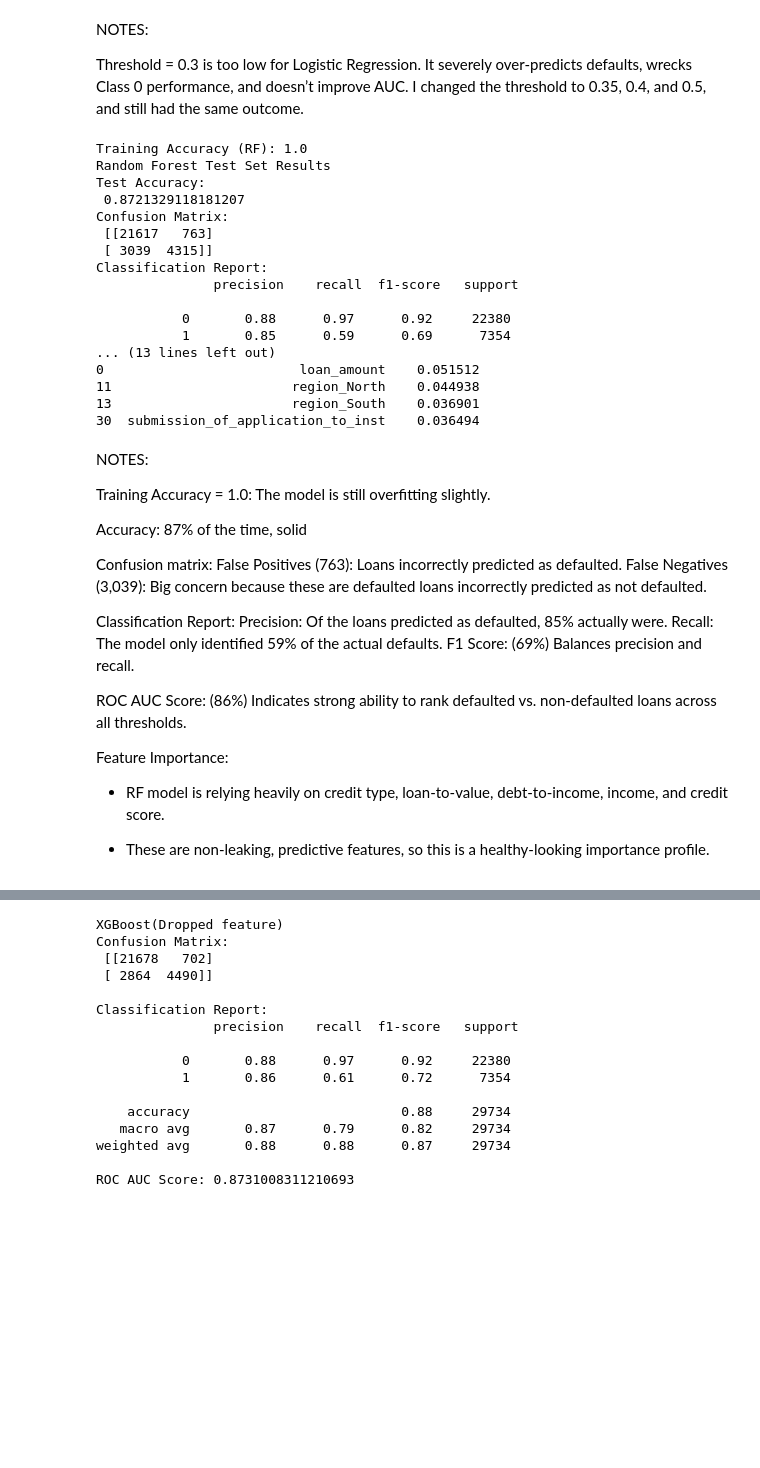
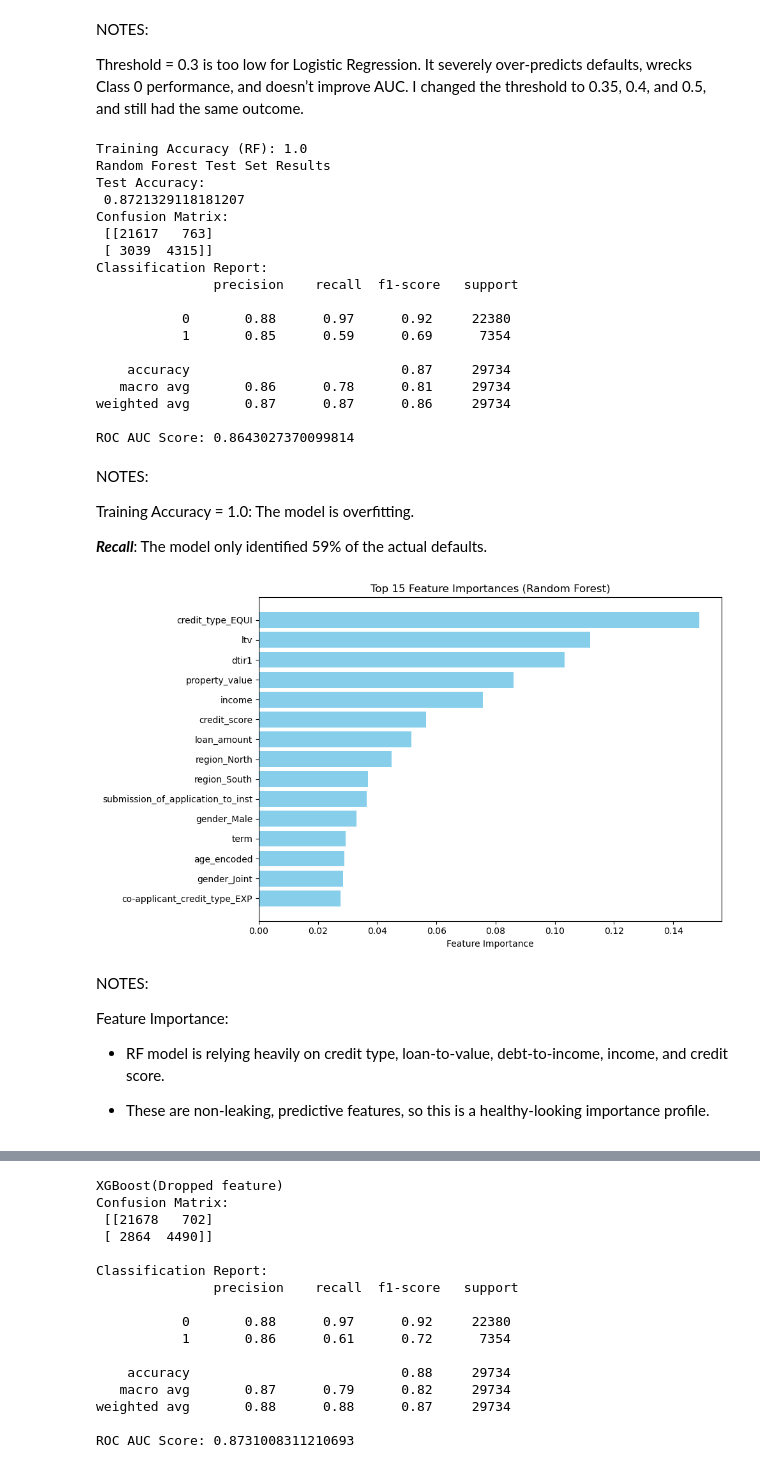
Before and after one commit to ampena1102/Capstone3_LoanDefault, a Jupyter notebook: Loan_Default_Modeling_Final.ipynb, the cells around one changed output, grey strips where cells are left out. Cells and saved outputs as stored; diff of their text form; code cells hidden in the pictures; blank space fills up the shorter version.

```diff
--- a/Loan_Default_Modeling_Final.ipynb
+++ b/Loan_Default_Modeling_Final.ipynb
@@ -246,12 +245,3 @@ NOTES:
 Class Imbalance: Loan_limit, approv_in_adv, Neg_ammortization, Region, Security_type, Secured_by Business or commercial, and Security_Type show that some categories dominate the data.
 
 Data Quality Issues: Gender includes "Sex Not Available", "Indriect" in Security_Type might be a typo.
-# %%
-# Fill numerical NaNs with median
-df.fillna(df.select_dtypes(include=['number']).median(), inplace=True)
-# %%
-# Fill categorical NaNs with the mode
-categorical_columns = df.select_dtypes(exclude=['number']).columns
-for col in categorical_columns:
-    mode_value = df[col].mode()[0]
-    df[col].fillna(mode_value, inplace=True)
@@ -263,3 +248,17 @@ For example, when doing 'df[col].method(value, inplace=True)', try using 'df.met
+# %%
+# Separate columns by type
+categorical_columns = df.select_dtypes(exclude=['number']).columns
+numeric_columns = df.select_dtypes(include=['number']).columns
+
+# Fill categorical NaNs with mode
+for col in categorical_columns:
+    mode_value = df[col].mode()[0]
+    df[col] = df[col].fillna(mode_value)
+
+# Fill numeric NaNs with median
+for col in numeric_columns:
+    median_value = df[col].median()
+    df[col] = df[col].fillna(median_value)
 # %%
 # Check if there are any missing values
 df.isna().sum()
@@ -822,6 +814,6 @@ This ensures that my final models are evaluated fairly — based only on informa
 # %%
 # Drop labeled columns to prevent data leakage
-df.drop(columns=['default_status', 'ltv_category', 'high_dtir_flag', 'interest_rate_spread', 'upfront_charges', 'rate_of_interest'], inplace=True, errors='ignore')
+df_modeling.drop(columns=['default_status', 'ltv_category', 'high_dtir_flag', 'interest_rate_spread', 'upfront_charges', 'rate_of_interest'], inplace=True, errors='ignore')
 # %%
 # Rebuild X and y after dropping data leakage features
 
@@ -982,13 +962,6 @@ print("Test Accuracy:\n", accuracy_score(y_test, y_pred_rf))
 print("Confusion Matrix:\n", confusion_matrix(y_test, y_pred_rf))
 print("Classification Report:\n", classification_report(y_test, y_pred_rf))
 print("ROC AUC Score:", roc_auc_score(y_test, y_prob_rf))
-
-# Feature Importance
-feat_importance = pd.DataFrame({
-    'Feature': X.columns,
-    'Importance': rf.feature_importances_
-}).sort_values(by='Importance', ascending=False)
-print(feat_importance.head(10))
 # %% [output]
 Training Accuracy (RF): 1.0
 Random Forest Test Set Results
@@ -1002,23 +975,41 @@ Classification Report:
 
            0       0.88      0.97      0.92     22380
            1       0.85      0.59      0.69      7354
-... (13 lines left out)
-0                         loan_amount    0.051512
-11                       region_North    0.044938
-13                       region_South    0.036901
-30  submission_of_application_to_inst    0.036494
+
+    accuracy                           0.87     29734
+   macro avg       0.86      0.78      0.81     29734
+weighted avg       0.87      0.87      0.86     29734
+
+ROC AUC Score: 0.8643027370099814
+# %% [markdown]
+NOTES:
+
+Training Accuracy = 1.0: The model is overfitting.
+
+***Recall***: The model only identified 59% of the actual defaults.
+# %%
+# Get feature importances from best_rf
+importances = rf.feature_importances_
+feature_names = X.columns
+
+# Create DataFrame for sorting
+feat_imp_df = pd.DataFrame({
+    'Feature': feature_names,
+    'Importance': importances
+}).sort_values(by='Importance', ascending=False).head(15)  # top 15 for clarity
+
+# Plot
+plt.figure(figsize=(10, 6))
+plt.barh(feat_imp_df['Feature'], feat_imp_df['Importance'], color='skyblue')
+plt.xlabel('Feature Importance')
+plt.title('Top 15 Feature Importances (Random Forest)')
+plt.gca().invert_yaxis()  # Highest at top
+plt.tight_layout()
+plt.show()
+# %% [output]
+[figure, added]
 # %% [markdown]
 NOTES:
-
-Training Accuracy = 1.0: The model is still overfitting slightly.
-
-Accuracy: 87% of the time, solid
-
-Confusion matrix: False Positives (763): Loans incorrectly predicted as defaulted. False Negatives (3,039): Big concern because these are defaulted loans incorrectly predicted as not defaulted.
-
-Classification Report: Precision: Of the loans predicted as defaulted, 85% actually were. Recall: The model only identified 59% of the actual defaults. F1 Score: (69%) Balances precision and recall.
-
-ROC AUC Score: (86%) Indicates strong ability to rank defaulted vs. non-defaulted loans across all thresholds.
 
 Feature Importance:
 - RF model is relying heavily on credit type, loan-to-value, debt-to-income, income, and credit score.
```
Also changed, not shown: parts of 54 cells of this notebook.
